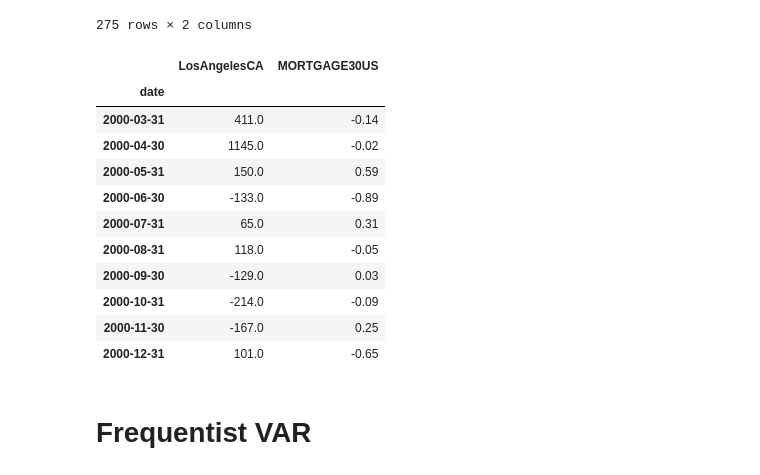
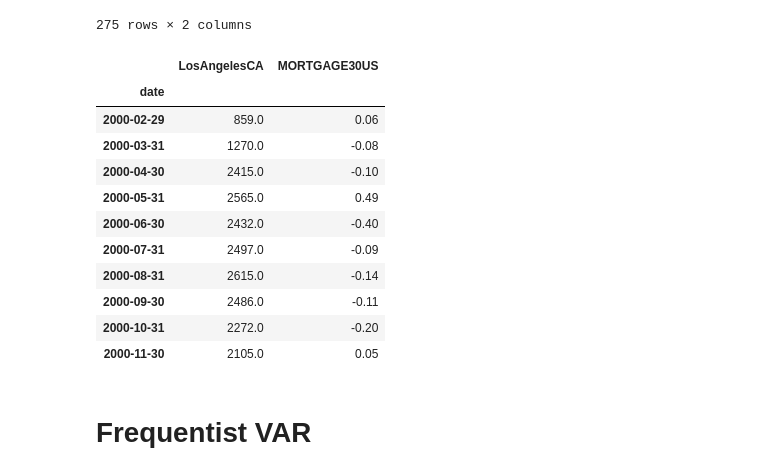
Before and after one commit to jl-haystacks/hackstack-ai-project-3-group1, a Jupyter notebook: Bayesian Vector Autoregression Modeling.ipynb, the cells around one changed output. Cells and saved outputs as stored; diff of their text form; code cells hidden in the pictures.

```diff
--- a/Bayesian Vector Autoregression Modeling.ipynb
+++ b/Bayesian Vector Autoregression Modeling.ipynb
@@ -74,21 +74,21 @@ sample_df
 | 2022-11-30 | 948645.0 | 6.58 |
 275 rows × 2 columns
 # %%
-data = sample_df.diff().diff().dropna()
+data = sample_df.diff().dropna()
 data.head(10)
 # %% [output]
 |  | LosAngelesCA | MORTGAGE30US |
 | date |  |  |
-| 2000-03-31 | 411.0 | -0.14 |
-| 2000-04-30 | 1145.0 | -0.02 |
-| 2000-05-31 | 150.0 | 0.59 |
-| 2000-06-30 | -133.0 | -0.89 |
-| 2000-07-31 | 65.0 | 0.31 |
-| 2000-08-31 | 118.0 | -0.05 |
-| 2000-09-30 | -129.0 | 0.03 |
-| 2000-10-31 | -214.0 | -0.09 |
-| 2000-11-30 | -167.0 | 0.25 |
-| 2000-12-31 | 101.0 | -0.65 |
+| 2000-02-29 | 859.0 | 0.06 |
+| 2000-03-31 | 1270.0 | -0.08 |
+| 2000-04-30 | 2415.0 | -0.10 |
+| 2000-05-31 | 2565.0 | 0.49 |
+| 2000-06-30 | 2432.0 | -0.40 |
+| 2000-07-31 | 2497.0 | -0.09 |
+| 2000-08-31 | 2615.0 | -0.14 |
+| 2000-09-30 | 2486.0 | -0.11 |
+| 2000-10-31 | 2272.0 | -0.20 |
+| 2000-11-30 | 2105.0 | 0.05 |
 # %% [markdown]
 # Frequentist VAR
 # %% [markdown]
```
Also changed, not shown: parts of 13 cells of this notebook.
